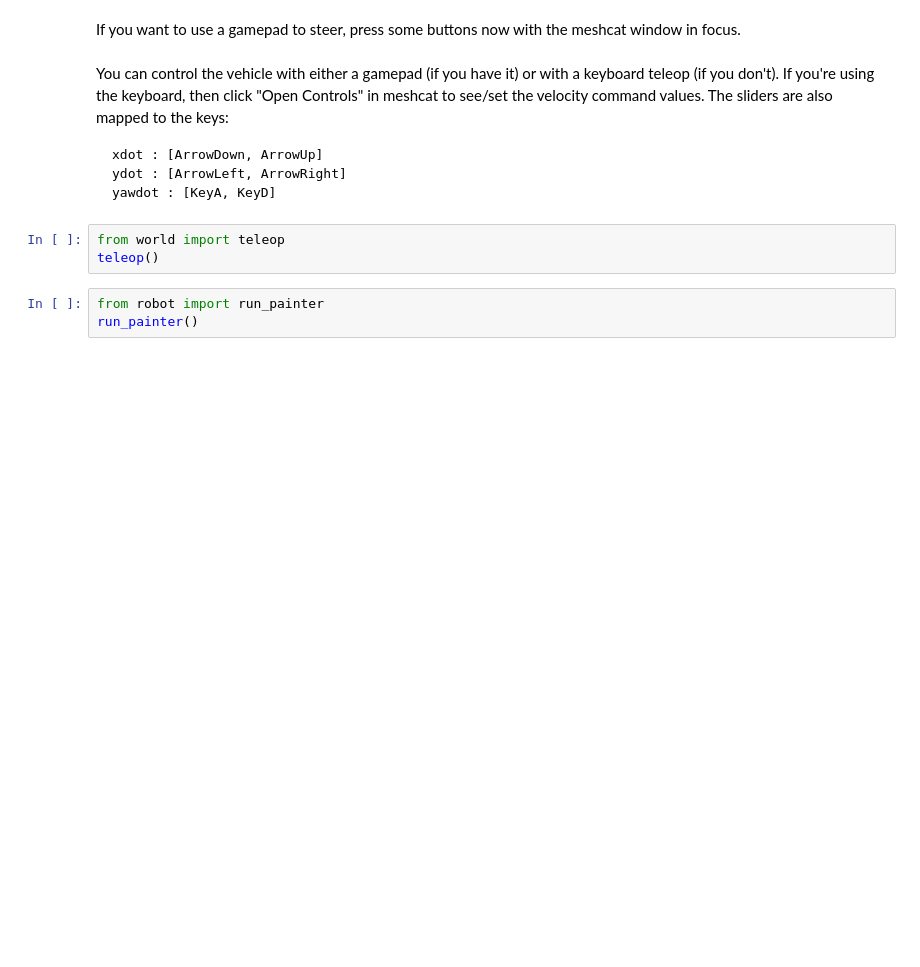
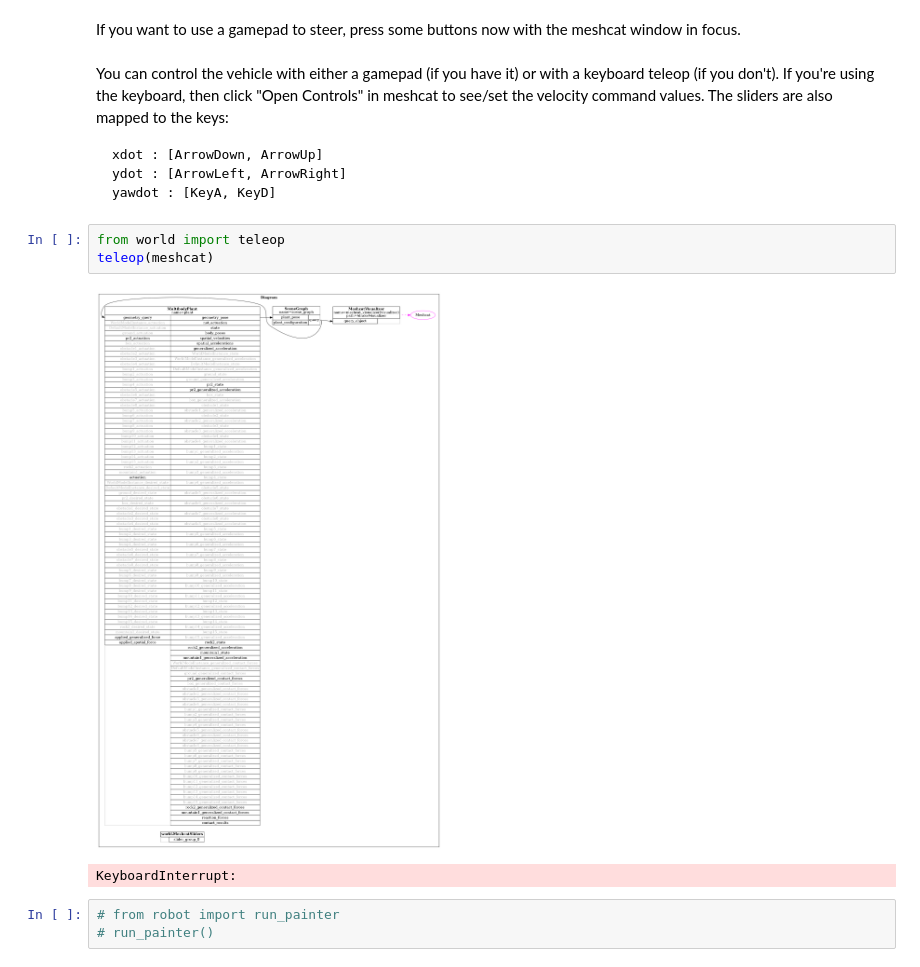
Before and after one commit to dingwq22/6.4210_project, a Jupyter notebook: src/mecanum.ipynb, the cells around one changed output. Cells and saved outputs as stored; diff of their text form; blank space fills up the shorter version.

````diff
--- a/src/mecanum.ipynb
+++ b/src/mecanum.ipynb
@@ -28,10 +28,13 @@ yawdot : [KeyA, KeyD]
 ```
 # %%
 from world import teleop
-teleop()
+teleop(meshcat)
+# %% [output]
+[figure, added]
+KeyboardInterrupt:
 # %%
-from robot import run_painter
-run_painter()
+# from robot import run_painter
+# run_painter()
 # %% [markdown]
 <a style='text-decoration:none;line-height:16px;display:flex;color:#5B5B62;padding:10px;justify-content:end;' href='https://deepnote.com?utm_source=created-in-deepnote-cell&projectId=4de9949c-1995-4002-a09d-23ff5f281cad' target="_blank">
 <img alt='Created in deepnote.com' style='display:inline;max-height:16px;margin:0px;margin-right:7.5px;' src='embedded-picture-1' > </img>
````
Also changed, not shown: 1 other file.
